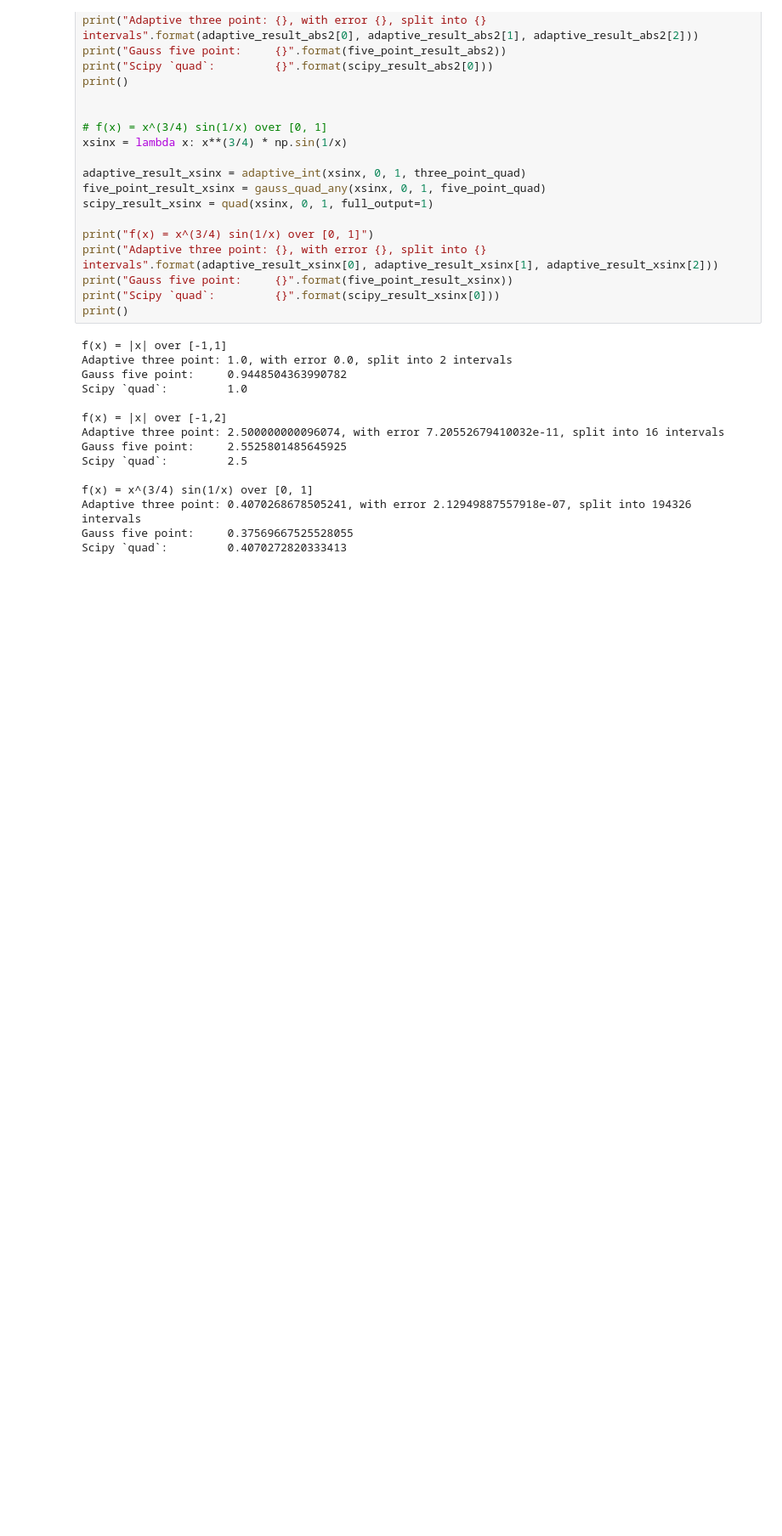
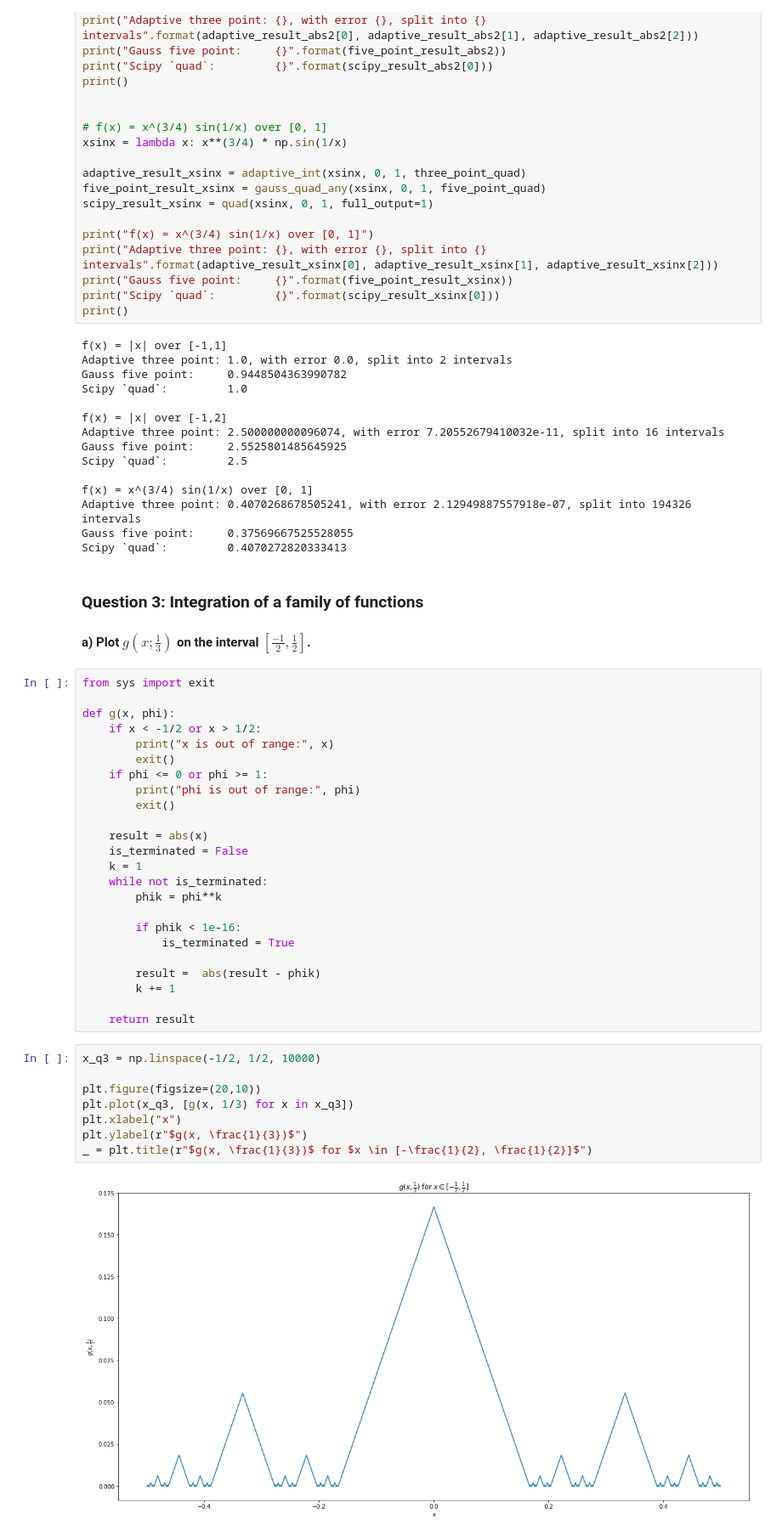
Before and after one commit to jonathanGB/am205, a Jupyter notebook: 3/AM205_HW3.ipynb, the cells around one changed output. Shown at 85% size. Cells and saved outputs as stored; diff of their text form; blank space fills up the shorter version.

```diff
--- a/3/AM205_HW3.ipynb
+++ b/3/AM205_HW3.ipynb
@@ -340,3 +340,41 @@ f(x) = x^(3/4) sin(1/x) over [0, 1]
 Adaptive three point: 0.4070268678505241, with error 2.12949887557918e-07, split into 194326 intervals
 Gauss five point:     0.37569667525528055
 Scipy `quad`:         0.4070272820333413
+# %% [markdown]
+### Question 3: Integration of a family of functions
+
+#### a) Plot $g(x;\frac{1}{3})$ on the interval $[\frac{-1}{2}, \frac{1}{2}]$.
+# %%
+from sys import exit
+
+def g(x, phi):
+    if x < -1/2 or x > 1/2:
+        print("x is out of range:", x)
+        exit()
+    if phi <= 0 or phi >= 1:
+        print("phi is out of range:", phi)
+        exit()
+
+    result = abs(x)
+    is_terminated = False
+    k = 1
+    while not is_terminated:
+        phik = phi**k
+
+        if phik < 1e-16:
+            is_terminated = True
+
+        result =  abs(result - phik)
+        k += 1
+
+    return result
+# %%
+x_q3 = np.linspace(-1/2, 1/2, 10000)
+
+plt.figure(figsize=(20,10))
+plt.plot(x_q3, [g(x, 1/3) for x in x_q3])
+plt.xlabel("x")
+plt.ylabel(r"$g(x, \frac{1}{3})$")
+_ = plt.title(r"$g(x, \frac{1}{3})$ for $x \in [-\frac{1}{2}, \frac{1}{2}]$")
+# %% [output]
+[figure, added]
```
